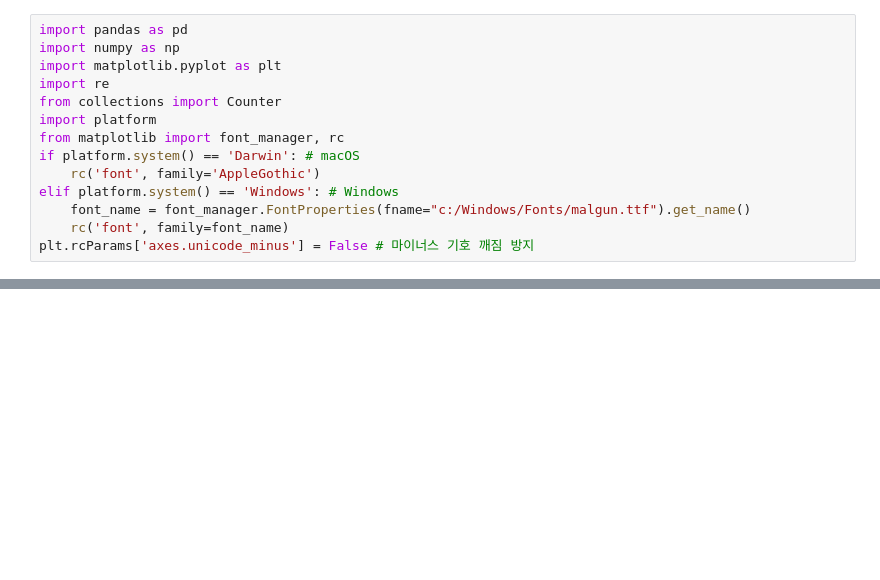
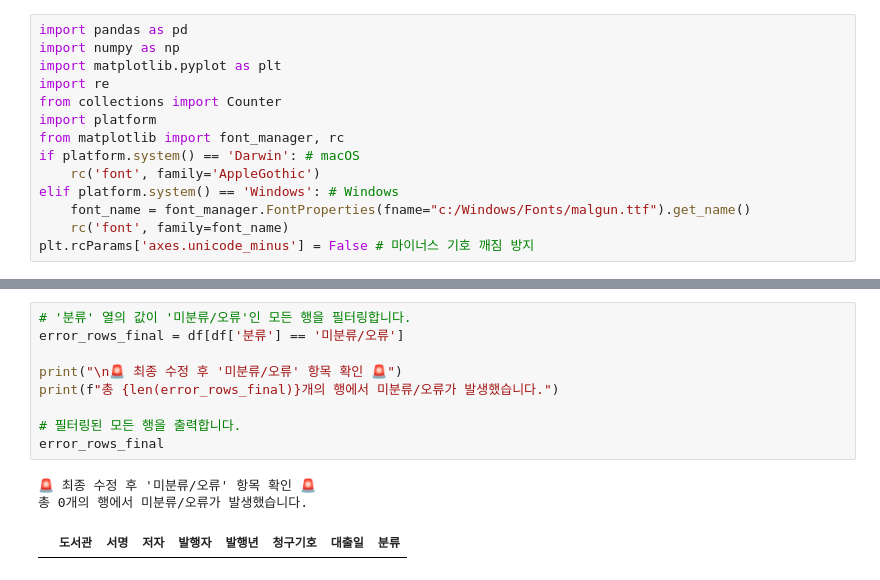
Before and after one commit to PhamPham2S/Book_Borrowing_Analysis, a Jupyter notebook: book_borrowing_analysis.ipynb, the cells around one changed output, grey strips where cells are left out. Saved outputs shown, nothing was run; the diff lists cells and outputs as text; blank space fills up the shorter version.

```diff
--- a/book_borrowing_analysis.ipynb
+++ b/book_borrowing_analysis.ipynb
@@ -571,0 +177,13 @@ else:
+# %%
+# '분류' 열의 값이 '미분류/오류'인 모든 행을 필터링합니다.
+error_rows_final = df[df['분류'] == '미분류/오류']
+
+print("\n🚨 최종 수정 후 '미분류/오류' 항목 확인 🚨")
+print(f"총 {len(error_rows_final)}개의 행에서 미분류/오류가 발생했습니다.")
+
+# 필터링된 모든 행을 출력합니다.
+error_rows_final
+# %% [output]
+🚨 최종 수정 후 '미분류/오류' 항목 확인 🚨
+총 0개의 행에서 미분류/오류가 발생했습니다.
+|  | 도서관 | 서명 | 저자 | 발행자 | 발행년 | 청구기호 | 대출일 | 분류 |
```
Also changed, not shown: parts of 21 cells of this notebook.
